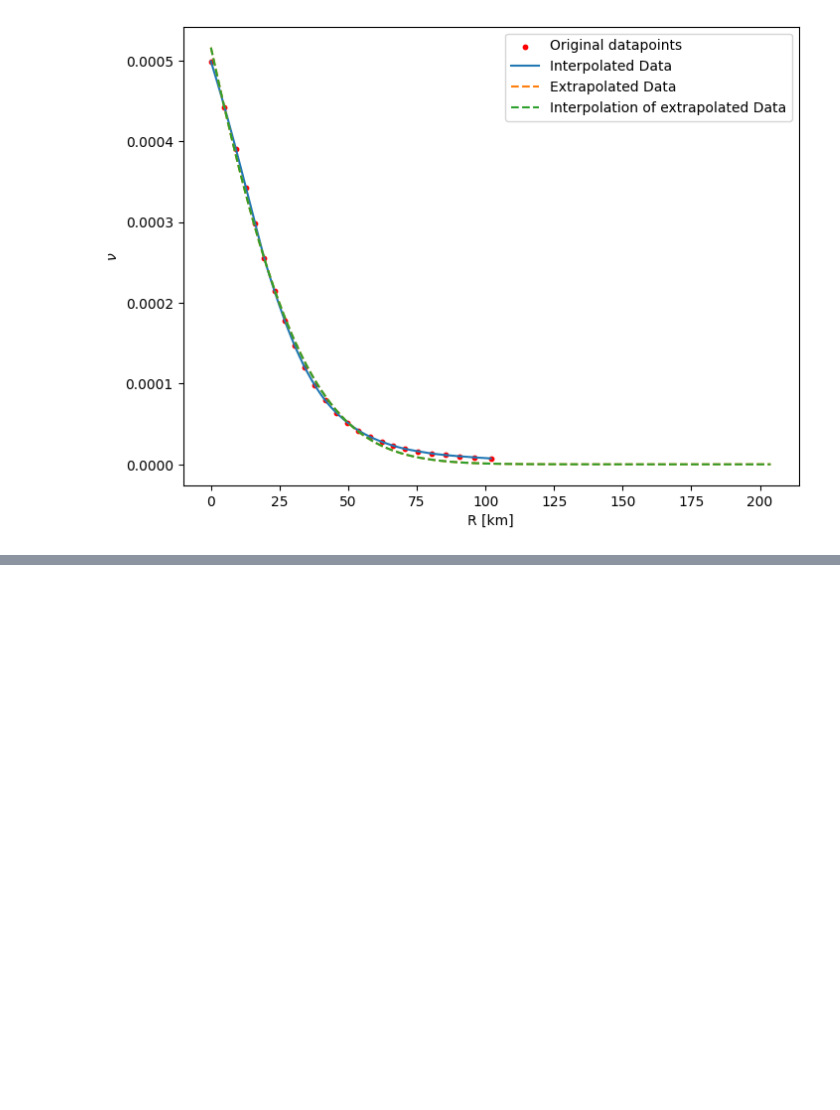
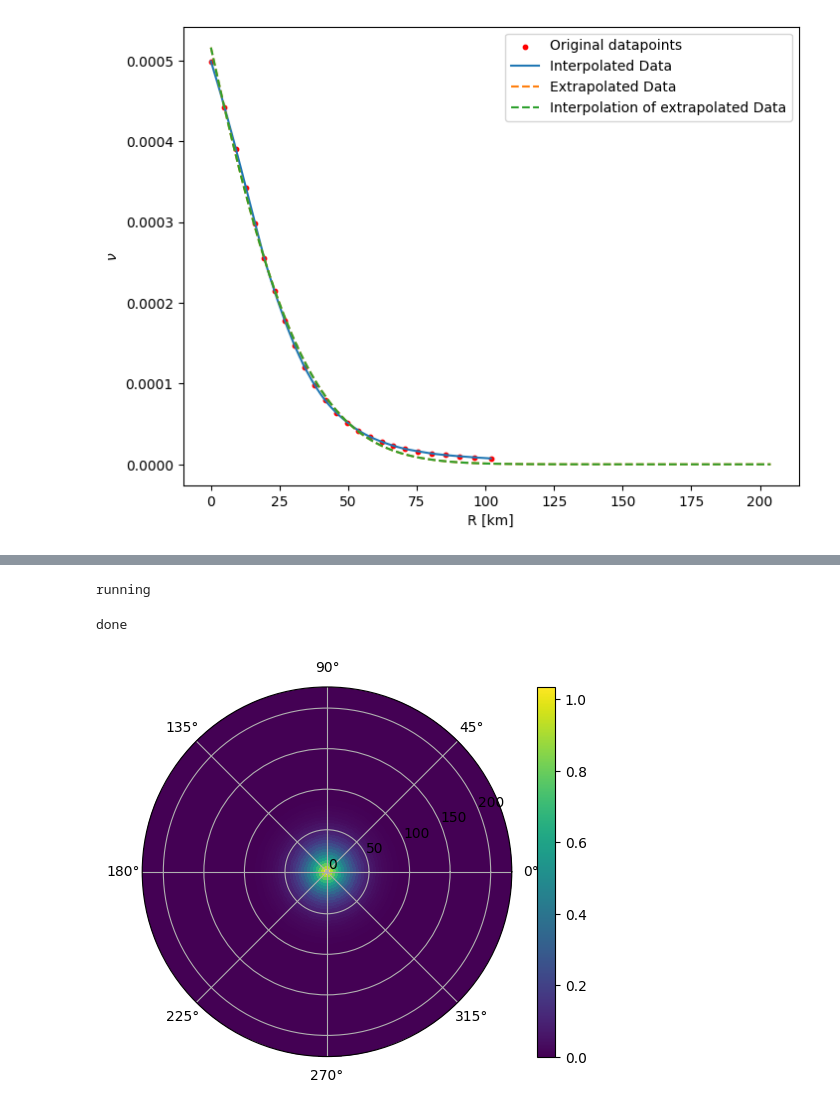
Before and after one commit to giovannipiccoli99/Lens_transit, a Jupyter notebook: calc_los.ipynb, the cells around one changed output, grey strips where cells are left out. Cells and saved outputs as stored; diff of their text form; code cells hidden in the pictures; blank space fills up the shorter version.

```diff
--- a/calc_los.ipynb
+++ b/calc_los.ipynb
@@ -241,0 +93,16 @@ plt.plot(r, los_values)
+# %%
+h_values = np.linspace(0, 2.2*np.max(R_datapoints), 64)
+theta_values = np.linspace(0, 2*np.pi, 100)
+
+h_values_grid, theta_values_grid = np.meshgrid(h_values, theta_values)
+
+print("running")
+
+plt.subplot(projection='polar')
+plt.pcolormesh(theta_values_grid, h_values_grid, calc_los_vectorized(h_values_grid))
+plt.colorbar()
+print("done")
+# %% [output]
+running
+done
+[figure, added]
```
Also changed, not shown: parts of 7 cells of this notebook.
